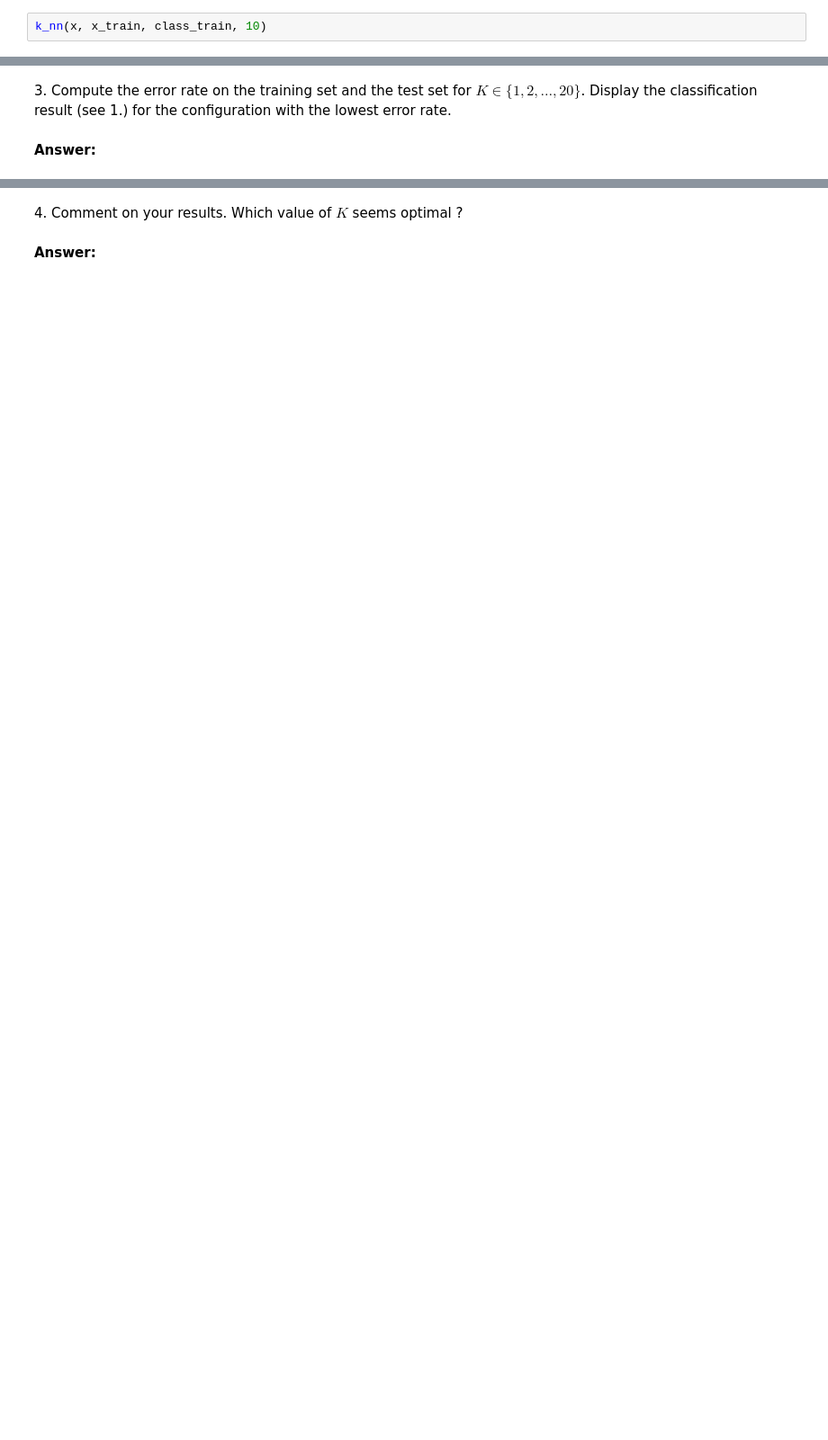
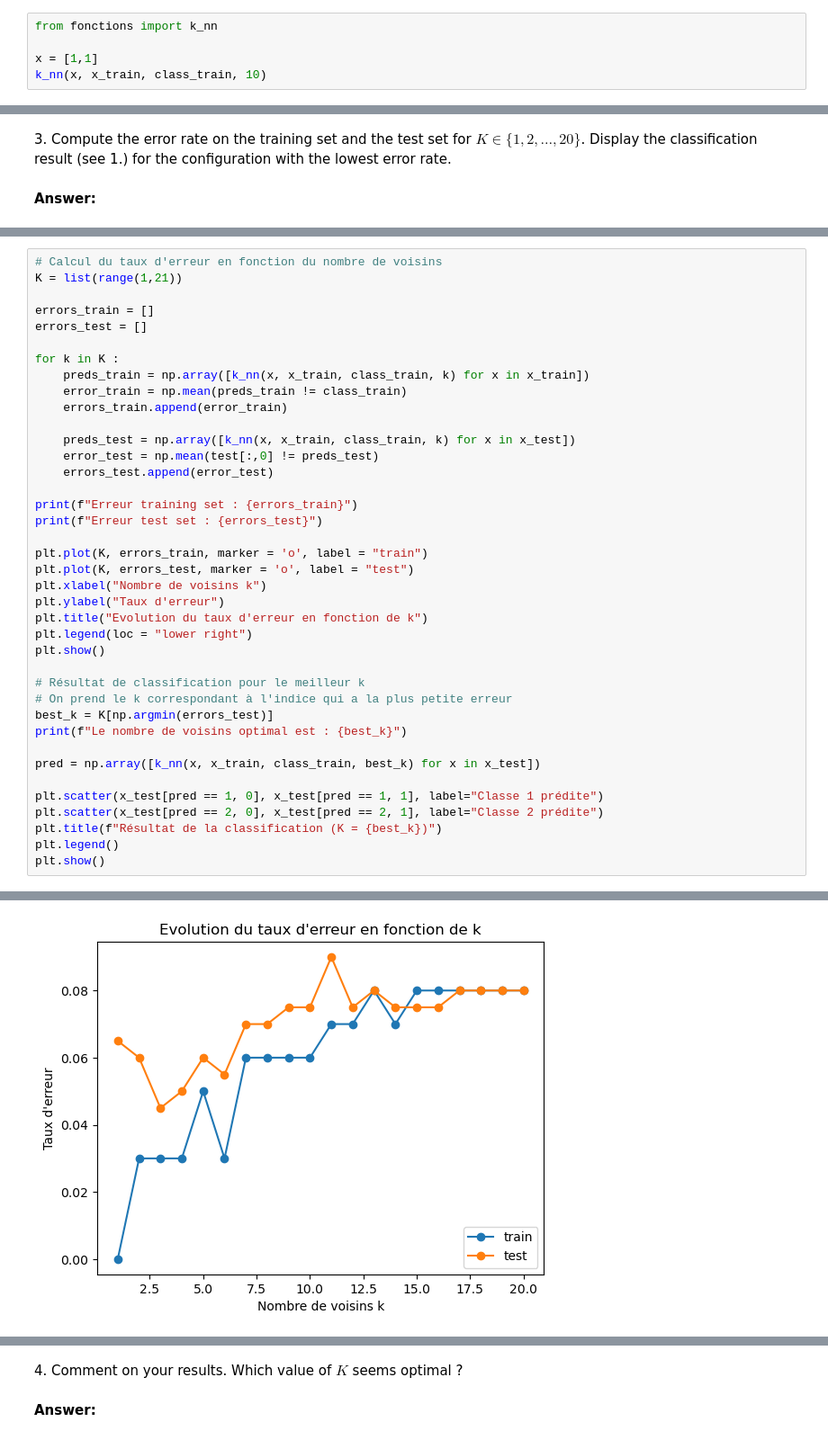
Before and after one commit to louiseamaladasse-a11y/python_sdia, a Jupyter notebook: Labs/Lab4/lab4.ipynb, the cells around one changed output, grey strips where cells are left out. Shown at 90% size. Drawn from its saved outputs; the diff is of its cells as text; blank space fills up the shorter version.

```diff
--- a/Labs/Lab4/lab4.ipynb
+++ b/Labs/Lab4/lab4.ipynb
@@ -116,3 +92,6 @@ x = [-0.72221141,  2.00447087]
 # %%
+from fonctions import k_nn
+
+x = [1,1]
 k_nn(x, x_train, class_train, 10)
 # %% [output]
@@ -134,0 +115,40 @@ array([2., 2., 2., 2., 1., 2., 2., 1., 2., 2., 2., 2., 2., 2., 1., 2., 2.,
+# %%
+# Calcul du taux d'erreur en fonction du nombre de voisins
+K = list(range(1,21))
+
+errors_train = []
+errors_test = []
+
+for k in K :
+    preds_train = np.array([k_nn(x, x_train, class_train, k) for x in x_train])
+    error_train = np.mean(preds_train != class_train)
+    errors_train.append(error_train)
+
+    preds_test = np.array([k_nn(x, x_train, class_train, k) for x in x_test])
+    error_test = np.mean(test[:,0] != preds_test)
+    errors_test.append(error_test)
+
+print(f"Erreur training set : {errors_train}")
+print(f"Erreur test set : {errors_test}")
+
+plt.plot(K, errors_train, marker = 'o', label = "train")
+plt.plot(K, errors_test, marker = 'o', label = "test")
+plt.xlabel("Nombre de voisins k")
+plt.ylabel("Taux d'erreur")
+plt.title("Evolution du taux d'erreur en fonction de k")
+plt.legend(loc = "lower right")
+plt.show()
+
+# Résultat de classification pour le meilleur k
+# On prend le k correspondant à l'indice qui a la plus petite erreur
+best_k = K[np.argmin(errors_test)]
+print(f"Le nombre de voisins optimal est : {best_k}")
+
+pred = np.array([k_nn(x, x_train, class_train, best_k) for x in x_test])
+
+plt.scatter(x_test[pred == 1, 0], x_test[pred == 1, 1], label="Classe 1 prédite")
+plt.scatter(x_test[pred == 2, 0], x_test[pred == 2, 1], label="Classe 2 prédite")
+plt.title(f"Résultat de la classification (K = {best_k})")
+plt.legend()
+plt.show()
+# %% [output]
@@ -134,0 +157 @@ array([2., 2., 2., 2., 1., 2., 2., 1., 2., 2., 2., 2., 2., 2., 1., 2., 2.,
+[figure, added]
```
Also changed, not shown: parts of 27 cells of this notebook, 5 other files.
